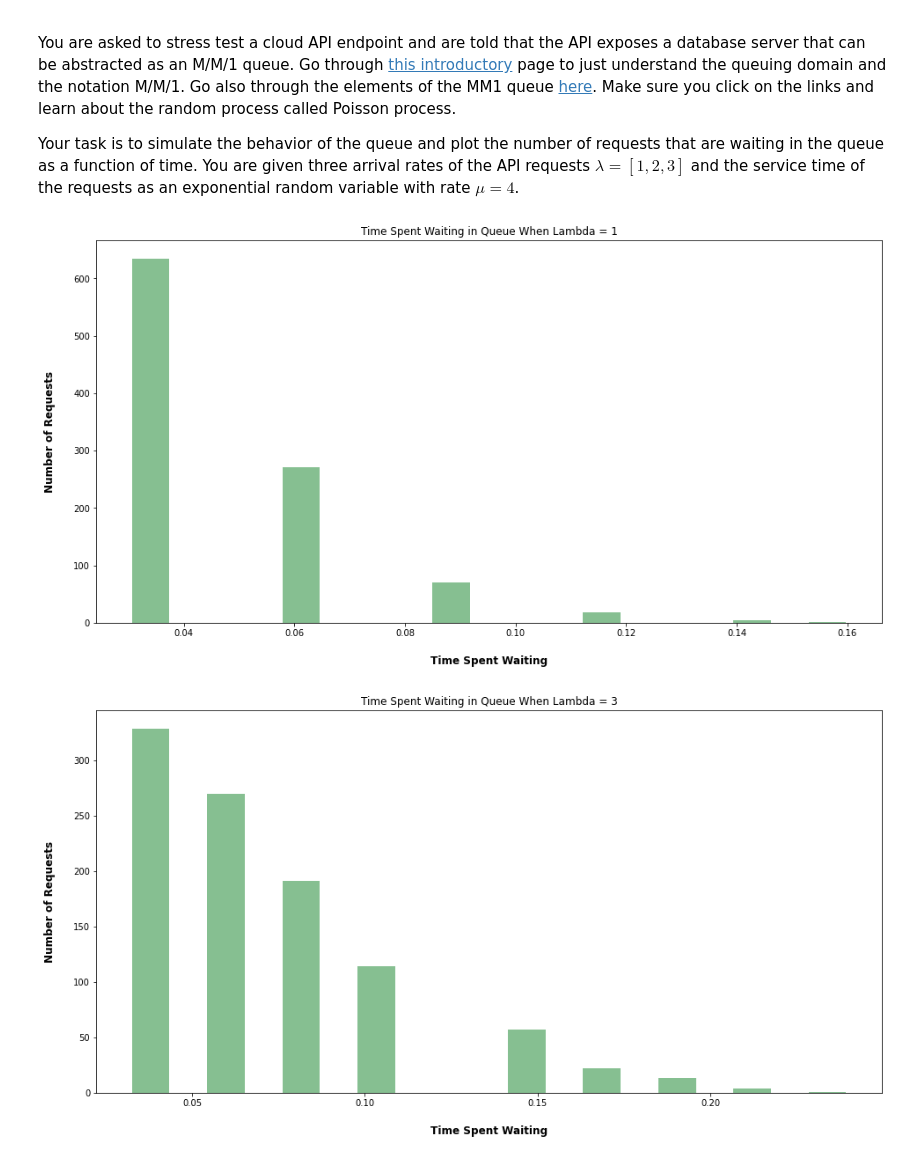
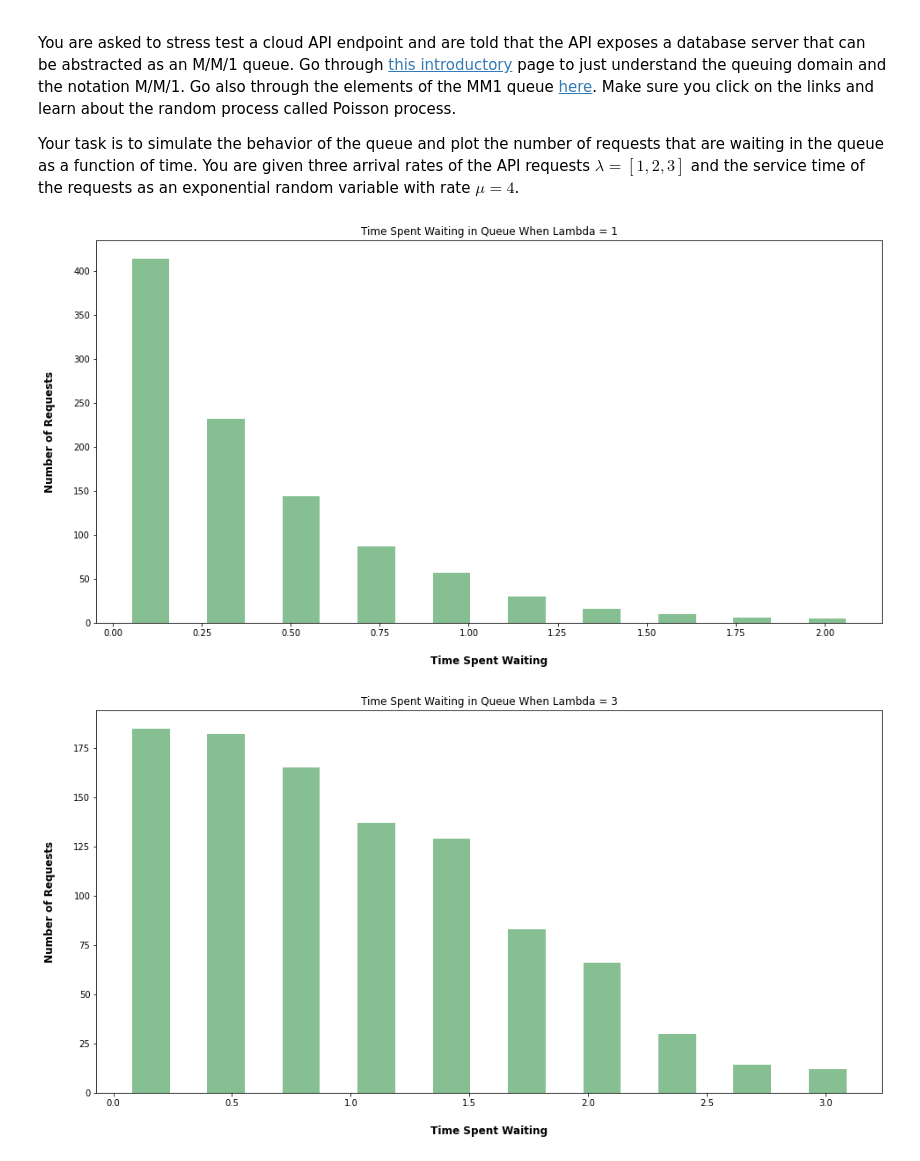
Before and after one commit to slachitoff/CS-GY-6613-Assignments, a Jupyter notebook: CS_GY_6613_Assignment_1.ipynb, the cells around one changed output. Saved outputs shown, nothing was run; the diff lists cells and outputs as text; code cells hidden in the pictures.

```diff
--- a/CS_GY_6613_Assignment_1.ipynb
+++ b/CS_GY_6613_Assignment_1.ipynb
@@ -244,43 +244,45 @@ Your task is to simulate the behavior of the queue and plot the number of reques
 # %%
 import pandas as pd
 import numpy as np
 import matplotlib.pyplot as plt
 lambda_value = [1, 3, 4]
-#lambda_value = [3]
 for value in lambda_value:
   counter = 0
   queue_size = 0
   current_time= 0
   wait_times = []
   while counter < 1000 or queue_size > 0:
-    queue_size += np.random.poisson(value, 1)
-    if queue_size > 0:
+    while queue_size == 0:
+      queue_size += np.random.poisson(value, 1)
+      service_time =  np.random.exponential(.25, queue_size)
+    current_time += service_time[0]
+    while queue_size >= current_time:
+      wait_times.append(current_time.copy())
+      queue_size -= 1
+      counter += 1
+      service_time = np.delete(service_time, 0)
+      if len(service_time) > 0:
+        current_time += service_time[0]
+    if queue_size < current_time and queue_size > 0:
+      wait_times.append(current_time.copy())
+      counter += 1
+      service_time = np.delete(service_time, 0)
+      queue_size = queue_size-1
+      current_time -= 1
+      queue_size += np.random.poisson(value, 1)
       service_time = np.concatenate((service_time, np.random.exponential(.25, queue_size)))
-      current_time += service_time[0]
-      while queue_size >= current_time:
-        wait_times.append(current_time.copy())
-        counter += 1
-        np.delete(service_time, 0)
-        current_time += service_time[0]
-        queue_size -= 1
-      while queue_size < current_time and queue_size > 0:
-        wait_times.append(current_time.copy())
-        counter += 1
-        np.delete(service_time, 0)
-        queue_size = queue_size-1
-        current_time -= 1
-      if queue_size == 0:
-        current_time = 0
+    if queue_size == 0:
+      current_time = 0
 
   fig, ax = plt.subplots(figsize =(16, 8))
 
   ax.hist(wait_times, bins=10, color='#86bf91', zorder=2, rwidth=0.5)
 
   ax.set_title("Time Spent Waiting in Queue When Lambda = " + str(value))
 
   ax.set_xlabel("Time Spent Waiting", labelpad=20, weight='bold', size=12)
 
   ax.set_ylabel("Number of Requests", labelpad=20, weight='bold', size=12)
 # %% [output]
-[figure, old version]
+[figure, new version]
-[figure, old version]
+[figure, new version]
```
Also changed, not shown: parts of 1 cell of this notebook.
